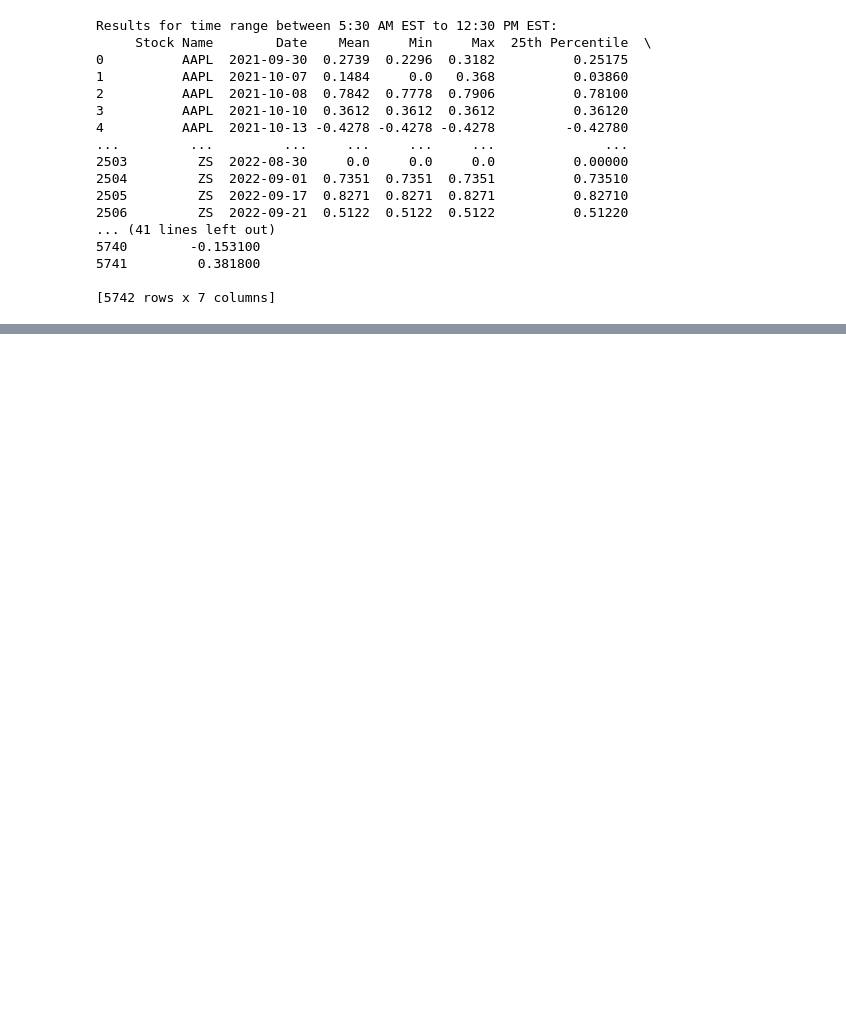
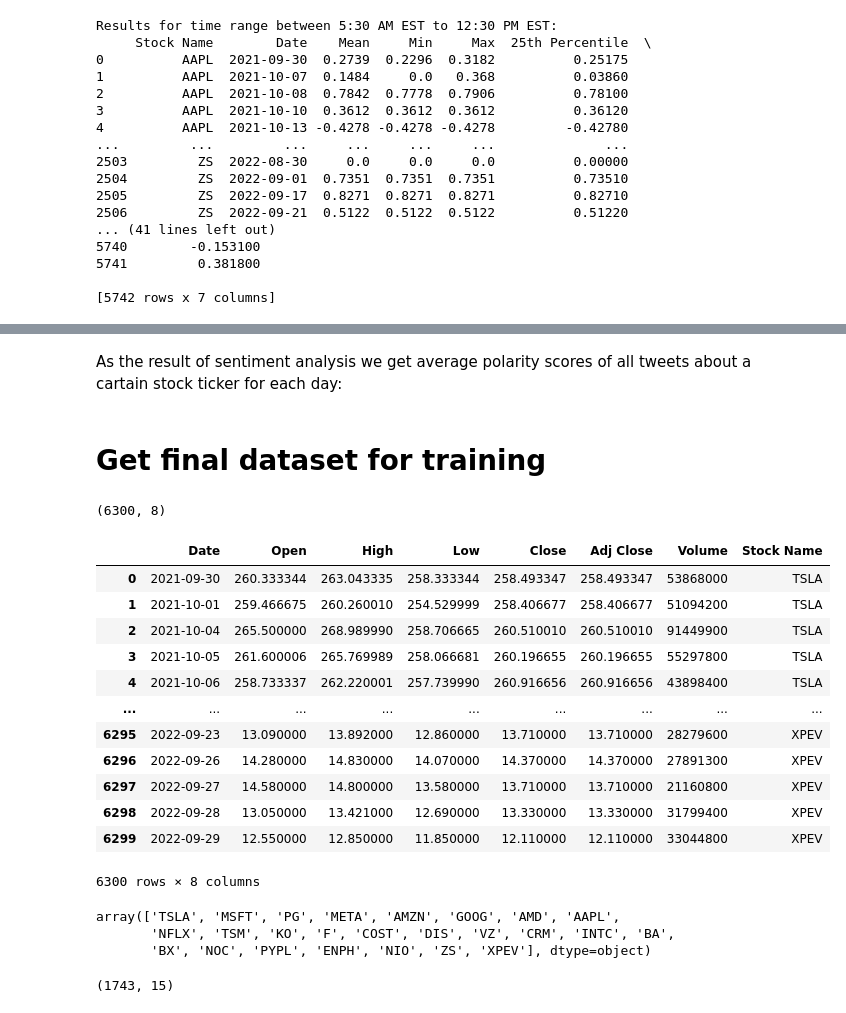
Before and after one commit to rushibankar3/Stock-market-sentiment-Analysis, a Jupyter notebook: stock_prediction.ipynb, the cells around one changed output, grey strips where cells are left out. Cells and saved outputs as stored; diff of their text form; code cells hidden in the pictures; blank space fills up the shorter version.

```diff
--- a/stock_prediction.ipynb
+++ b/stock_prediction.ipynb
@@ -190,0 +248,26 @@ Results for time range between 5:30 AM EST to 12:30 PM EST:
+# %% [markdown]
+As the result of sentiment analysis we get average polarity scores of all tweets about a cartain stock ticker for each day:
+# %% [markdown]
+<a id="section-three"></a>
+# Get final dataset for training
+# %%
+all_stocks = pd.read_csv('stock_yfinance_data.csv')
+print(all_stocks.shape)
+all_stocks.head()
+all_stocks['Stock Name'].unique()
+all_stocks
+# %% [output]
+(6300, 8)
+|  | Date | Open | High | Low | Close | Adj Close | Volume | Stock Name |
+| 0 | 2021-09-30 | 260.333344 | 263.043335 | 258.333344 | 258.493347 | 258.493347 | 53868000 | TSLA |
+| 1 | 2021-10-01 | 259.466675 | 260.260010 | 254.529999 | 258.406677 | 258.406677 | 51094200 | TSLA |
+| 2 | 2021-10-04 | 265.500000 | 268.989990 | 258.706665 | 260.510010 | 260.510010 | 91449900 | TSLA |
+| 3 | 2021-10-05 | 261.600006 | 265.769989 | 258.066681 | 260.196655 | 260.196655 | 55297800 | TSLA |
+| 4 | 2021-10-06 | 258.733337 | 262.220001 | 257.739990 | 260.916656 | 260.916656 | 43898400 | TSLA |
+| ... | ... | ... | ... | ... | ... | ... | ... | ... |
+| 6295 | 2022-09-23 | 13.090000 | 13.892000 | 12.860000 | 13.710000 | 13.710000 | 28279600 | XPEV |
+| 6296 | 2022-09-26 | 14.280000 | 14.830000 | 14.070000 | 14.370000 | 14.370000 | 27891300 | XPEV |
+| 6297 | 2022-09-27 | 14.580000 | 14.800000 | 13.580000 | 13.710000 | 13.710000 | 21160800 | XPEV |
+| 6298 | 2022-09-28 | 13.050000 | 13.421000 | 12.690000 | 13.330000 | 13.330000 | 31799400 | XPEV |
+| 6299 | 2022-09-29 | 12.550000 | 12.850000 | 11.850000 | 12.110000 | 12.110000 | 33044800 | XPEV |
+6300 rows × 8 columns
@@ -190,0 +278,12 @@ Results for time range between 5:30 AM EST to 12:30 PM EST:
+# %%
+stock_df.columns
+stock_df['Stock Name'].unique()
+# %% [output]
+array(['TSLA', 'MSFT', 'PG', 'META', 'AMZN', 'GOOG', 'AMD', 'AAPL',
+       'NFLX', 'TSM', 'KO', 'F', 'COST', 'DIS', 'VZ', 'CRM', 'INTC', 'BA',
+       'BX', 'NOC', 'PYPL', 'ENPH', 'NIO', 'ZS', 'XPEV'], dtype=object)
+# %%
+final_df = pd.merge(stock_df, tweet_ds, on=['Stock Name', 'Date'])
+print(final_df.shape)
+# %% [output]
+(1743, 15)
```
Also changed, not shown: parts of 16 cells of this notebook.
